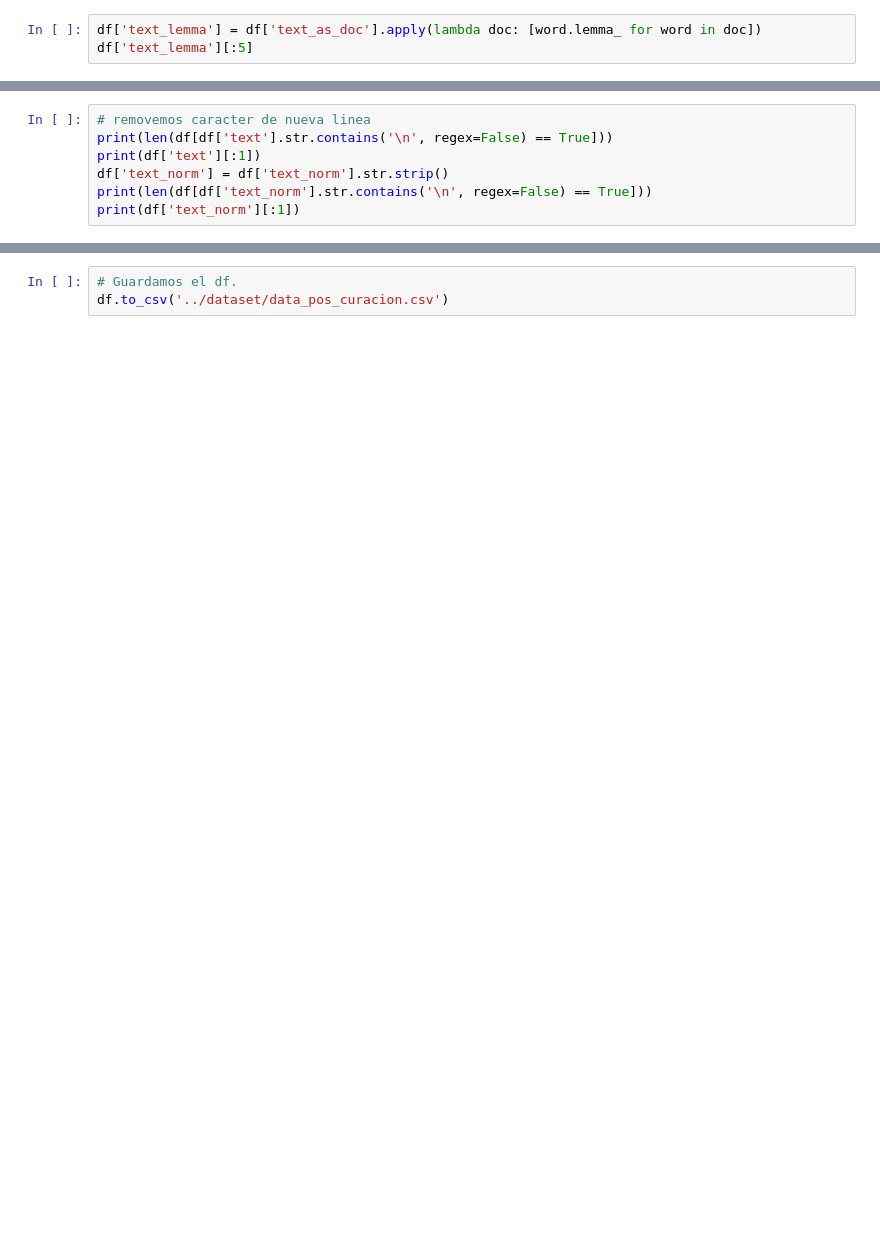
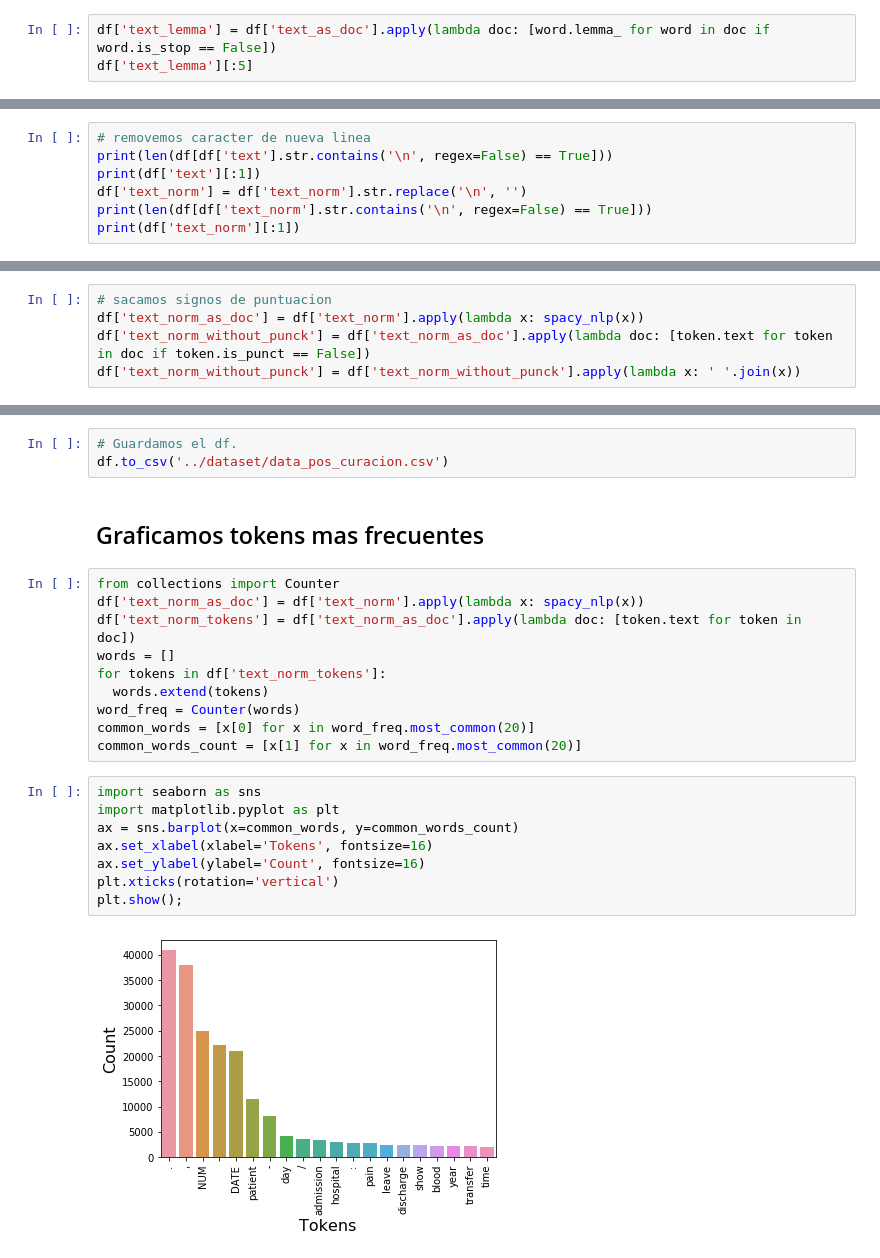
Before and after one commit to argbat/diplodatos-mentoria, a Jupyter notebook: notebooks-entregas/Curación - Relaciones Temporales.ipynb, the cells around one changed output, grey strips where cells are left out. Saved outputs shown, nothing was run; the diff lists cells and outputs as text; blank space fills up the shorter version.

```diff
--- a/notebooks-entregas/Curación - Relaciones Temporales.ipynb
+++ b/notebooks-entregas/Curación - Relaciones Temporales.ipynb
@@ -75,6 +75,6 @@ len(vocab)
 ## Lematización
 Seguimos usando SpaCy, esta vez para obtener lemas.
 # %%
-df['text_lemma'] = df['text_as_doc'].apply(lambda doc: [word.lemma_ for word in doc])
+df['text_lemma'] = df['text_as_doc'].apply(lambda doc: [word.lemma_ for word in doc if word.is_stop == False])
 df['text_lemma'][:5]
 # %% [output]
@@ -136,7 +135,7 @@ Name: text_norm, dtype: object
 # removemos caracter de nueva linea
 print(len(df[df['text'].str.contains('\n', regex=False) == True]))
 print(df['text'][:1])
-df['text_norm'] = df['text_norm'].str.strip()
+df['text_norm'] = df['text_norm'].str.replace('\n', '')
 print(len(df[df['text_norm'].str.contains('\n', regex=False) == True]))
 print(df['text_norm'][:1])
 # %% [output]
@@ -148,4 +147,9 @@ Name: text, dtype: object
 Name: text_norm, dtype: object
+# %%
+# sacamos signos de puntuacion
+df['text_norm_as_doc'] = df['text_norm'].apply(lambda x: spacy_nlp(x))
+df['text_norm_without_punck'] = df['text_norm_as_doc'].apply(lambda doc: [token.text for token in doc if token.is_punct == False])
+df['text_norm_without_punck'] = df['text_norm_without_punck'].apply(lambda x: ' '.join(x))
 # %% [markdown]
 ## Volvemos a calcular el tamaño del vocabulario
 El tamaño debería haberse reducido ya que hemos colapsado cosas distintas hacia los mismos tokens.
@@ -276,3 +278,25 @@ df[:5]
 # %%
 # Guardamos el df.
 df.to_csv('../dataset/data_pos_curacion.csv')
+# %% [markdown]
+## Graficamos tokens mas frecuentes
+# %%
+from collections import Counter
+df['text_norm_as_doc'] = df['text_norm'].apply(lambda x: spacy_nlp(x))
+df['text_norm_tokens'] = df['text_norm_as_doc'].apply(lambda doc: [token.text for token in doc])
+words = []
+for tokens in df['text_norm_tokens']:
+  words.extend(tokens)
+word_freq = Counter(words)
+common_words = [x[0] for x in word_freq.most_common(20)]
+common_words_count = [x[1] for x in word_freq.most_common(20)]
+# %%
+import seaborn as sns
+import matplotlib.pyplot as plt
+ax = sns.barplot(x=common_words, y=common_words_count)
+ax.set_xlabel(xlabel='Tokens', fontsize=16)
+ax.set_ylabel(ylabel='Count', fontsize=16)
+plt.xticks(rotation='vertical')
+plt.show();
+# %% [output]
+[figure, added]
```
Also changed, not shown: parts of 12 cells of this notebook, 3 other files.
